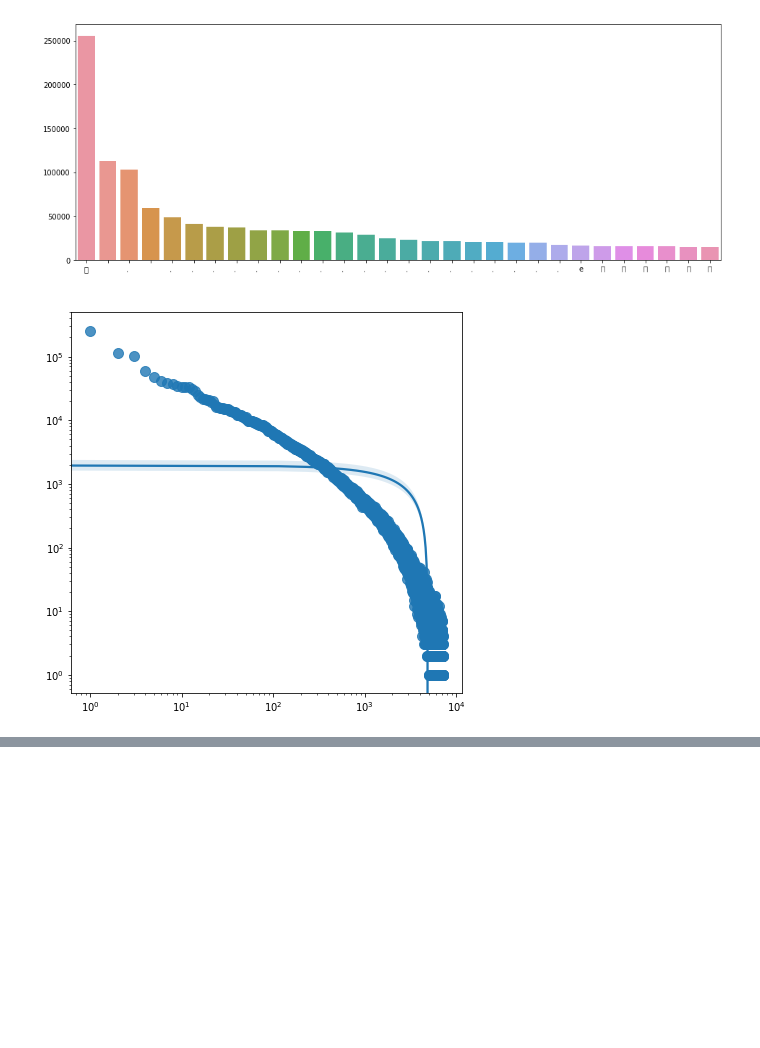
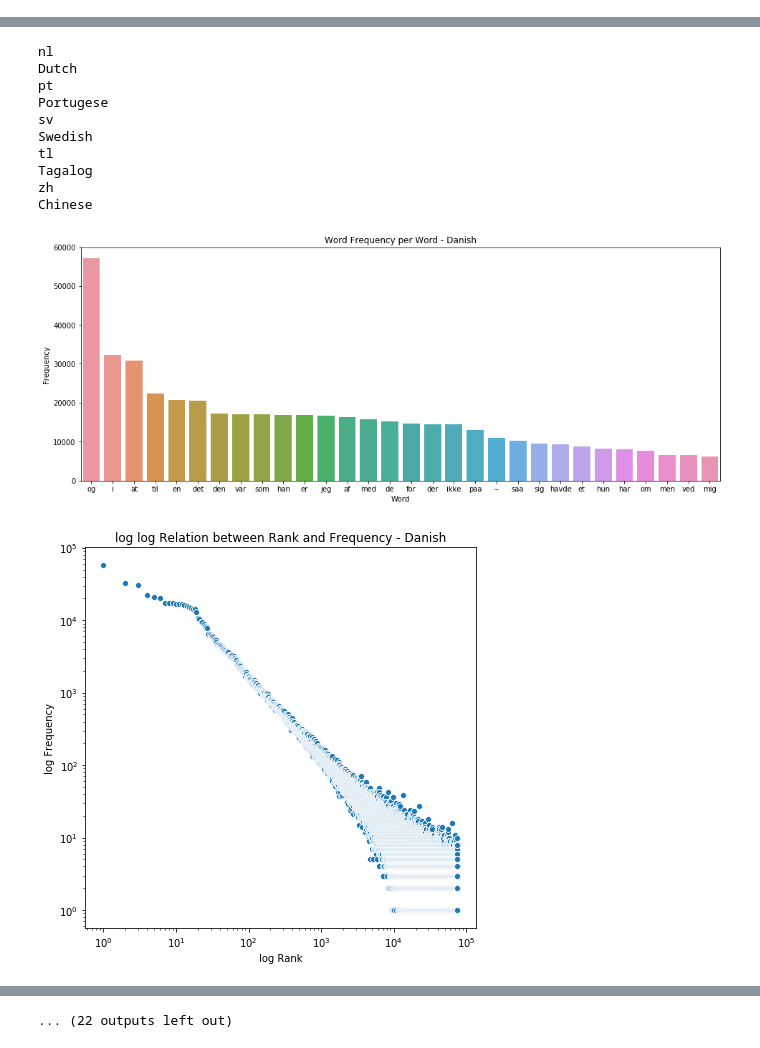
Before and after one commit to jkcchan/gutenberg_zipfs_law, a Jupyter notebook: analysis.ipynb, the cells around one changed output, grey strips where cells are left out. Saved outputs shown, nothing was run; the diff lists cells and outputs as text; code cells hidden in the pictures; blank space fills up the shorter version.

Commit message:
plots

```diff
--- a/analysis.ipynb
+++ b/analysis.ipynb
@@ -7,24 +7,21 @@ import numpy as np
 with open("data.pickle", "rb") as input_file:
     data = pickle.load(input_file)
 # %%
-def plot_counts(counts_arr):
+def plot_counts(counts_arr, title="", save_fig=False):
     word_arr_encoded = []
     word_arr_numbers = []
     for k, v in counts_arr:
         word_arr_encoded.append(k.encode('utf-8').decode('utf-8'))
         word_arr_numbers.append(v)
     plt.figure(figsize=(16, 6))
+    plt.xlabel('Word')
+    plt.ylabel('Frequency')
+    plt.title('Word Frequency per Word'+prefix+title)
     sns.barplot(word_arr_encoded,word_arr_numbers)
+    if save_fig:
+        plt.savefig("plots/"+title+"_hist.png")
-# %%
-plot_counts(data['zh'][0:30])
-# %% [output]
-[figure, removed]
-# %%
-loglog(data['zh'])
-# %% [output]
-[figure, removed]
 # %%
-def loglog(counts):
+def loglog(counts, title="", save_fig=False):
     f, ax = plt.subplots(figsize=(7, 7))
     rank = np.array([i for i in range(1,len(counts)+1)])
     word_arr_numbers = []
@@ -32,4 +29,20 @@ def loglog(counts):
         word_arr_numbers.append(int(v))
     word_arr_numbers = np.array(word_arr_numbers)
     ax.set(xscale="log", yscale="log")
-    sns.regplot(rank, word_arr_numbers, data, ax=ax, scatter_kws={"s": 100})
+    plt.xlabel('log Rank')
+    plt.ylabel('log Frequency')
+    plt.title('log log Relation between Rank and Frequency'+prefix + title)
+    sns.scatterplot(rank, word_arr_numbers)
+    if save_fig:
+        plt.savefig("plots/"+title+"_log.png")
+# %%
+prefix = " - "
+languages = ['da','de','el','en','eo','es','fi','fr','hu','it','la','nl','pt','sv','tl','zh']
+languages_pretty = ['Danish','German','Greek','English','Esperanto','Spanish','Finnish','French','Hungarian','Italian','Latin','Dutch','Portugese','Swedish','Tagalog','Chinese']
+# %%
+for i in range(0,len(languages)):
+    print languages[i]
+    print languages_pretty[i]
+    plot_counts(data[languages[i]][0:30], languages_pretty[i],True)
+    loglog(data[languages[i]], languages_pretty[i],True)
+# %% [output]
@@ -35,0 +66,12 @@ def loglog(counts):
+nl
+Dutch
+pt
+Portugese
+sv
+Swedish
+tl
+Tagalog
+zh
+Chinese
+[figure, added]
+[figure, added]
@@ -35,0 +86 @@ def loglog(counts):
+... (22 outputs left out)
```
Also changed, not shown: parts of 1 cell of this notebook, 33 other files.
